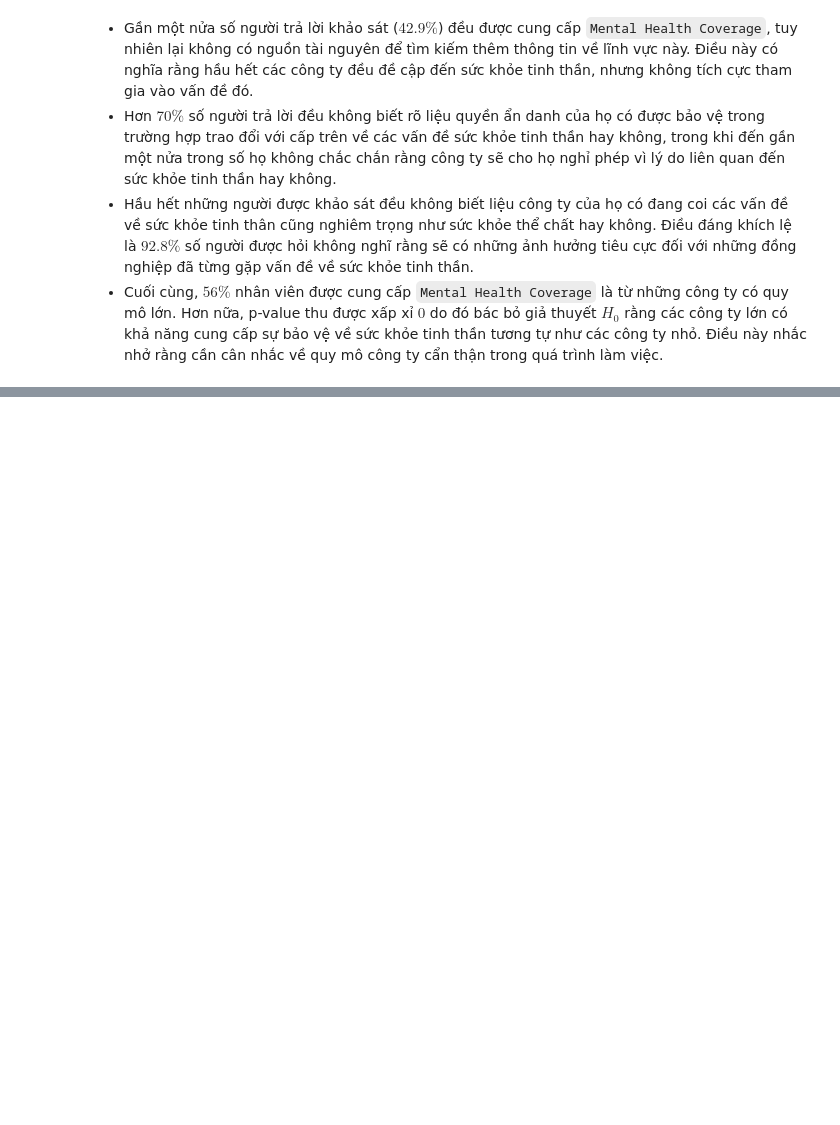
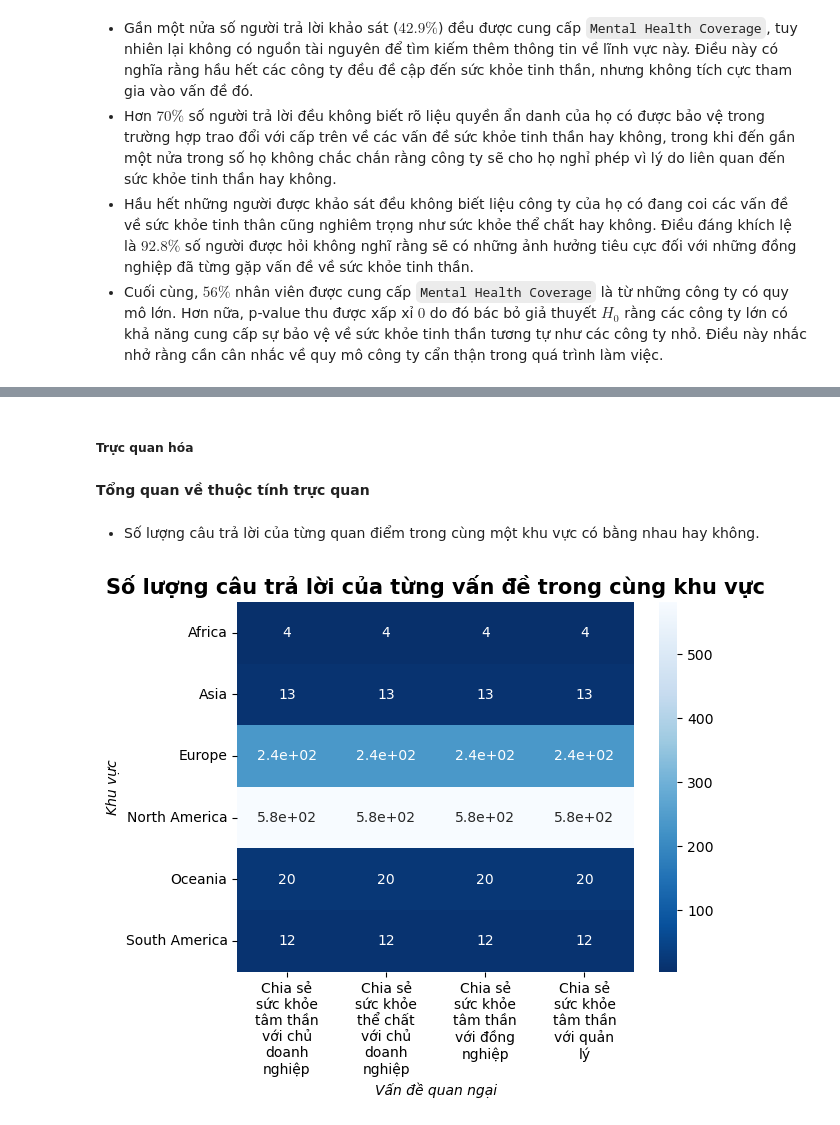
Before and after one commit to iam-Dylan/pfds-final-project, a Jupyter notebook: 4-analyzing.ipynb, the cells around one changed output, grey strips where cells are left out. Drawn from its saved outputs; the diff is of its cells as text; code cells hidden in the pictures; blank space fills up the shorter version.

```diff
--- a/4-analyzing.ipynb
+++ b/4-analyzing.ipynb
@@ -149,0 +315,2 @@ Mental health coverage with respect to Company's size:  2.0544336517732835e-08
+# %%
+analyze1_df = df.copy()[['mh_discussion_neg_impact', 'ph_discussion_neg_impact', 'mh_discussion_cowork', 'mh_discussion_supervisor', 'country_work']]
@@ -149,0 +356,9 @@ Mental health coverage with respect to Company's size:  2.0544336517732835e-08
+# %%
+# Remove rows with 'Unknown' area
+analyze1_df = analyze1_df[analyze1_df['area'] != 'Unknown']
+
+# Delete rows with missing values
+analyze1_df = analyze1_df.dropna()
+
+# Statistics number of missing values in each column
+print('\nNumber of missing values in each column:\n', analyze1_df.isnull().sum())
@@ -149,0 +376,4 @@ Mental health coverage with respect to Company's size:  2.0544336517732835e-08
+# %%
+# Drop `country_work` column and sort by `area`
+analyze1_df = analyze1_df.drop('country_work', axis=1).sort_values('area')
+analyze1_df.sample(5)
@@ -149,0 +391,11 @@ Mental health coverage with respect to Company's size:  2.0544336517732835e-08
+# %%
+def value_counts_groupby(col, df: pd.DataFrame=analyze1_df):
+    if col.name == 'area':
+        return pd.Series([np.NaN]*len(df['area'].unique()), index=df['area'].unique())
+    name_feature = col.name
+    temp = df[[name_feature, 'area']]
+    temp = temp.groupby(['area']).agg({name_feature: lambda x: x.value_counts().to_dict()})
+    return pd.Series(temp[name_feature], index=temp.index)
+
+analyze1_profile = analyze1_df.apply(lambda col: value_counts_groupby(col)).drop('area', axis=1)
+analyze1_profile
@@ -149,0 +424,19 @@ Mental health coverage with respect to Company's size:  2.0544336517732835e-08
+# %% [markdown]
+##### **Trực quan hóa**
+# %% [markdown]
+**Tổng quan về thuộc tính trực quan**
+# %% [markdown]
+- Số lượng câu trả lời của từng quan điểm trong cùng một khu vực có bằng nhau hay không.
+# %%
+# Tính số lượng câu trả lời ở từng điểm dữ liệu
+analyze1_sum = analyze1_profile.apply(lambda col: col.apply(lambda dict: sum(dict.values())))
+analyze1_sum.columns = ['Chia sẻ sức khỏe tâm thần với chủ doanh nghiệp', 'Chia sẻ sức khỏe thể chất với chủ doanh nghiệp', 'Chia sẻ sức khỏe tâm thần với đồng nghiệp', 'Chia sẻ sức khỏe tâm thần với quản lý']
+
+# Trực quan hóa dữ liệu
+ax = sns.heatmap(analyze1_sum, cmap='Blues_r', annot=True);
+plt.xlabel('Vấn đề quan ngại', fontdict={'style': 'italic'}); plt.ylabel('Khu vực', fontdict={'style': 'italic'})
+wrap_labels(ax, 10)
+plt.title('Số lượng câu trả lời của từng vấn đề trong cùng khu vực',
+          fontdict={'size': 15, 'weight': 'bold'});
+# %% [output]
+[figure, added]
```
Also changed, not shown: parts of 76 cells of this notebook, 6 other files.
